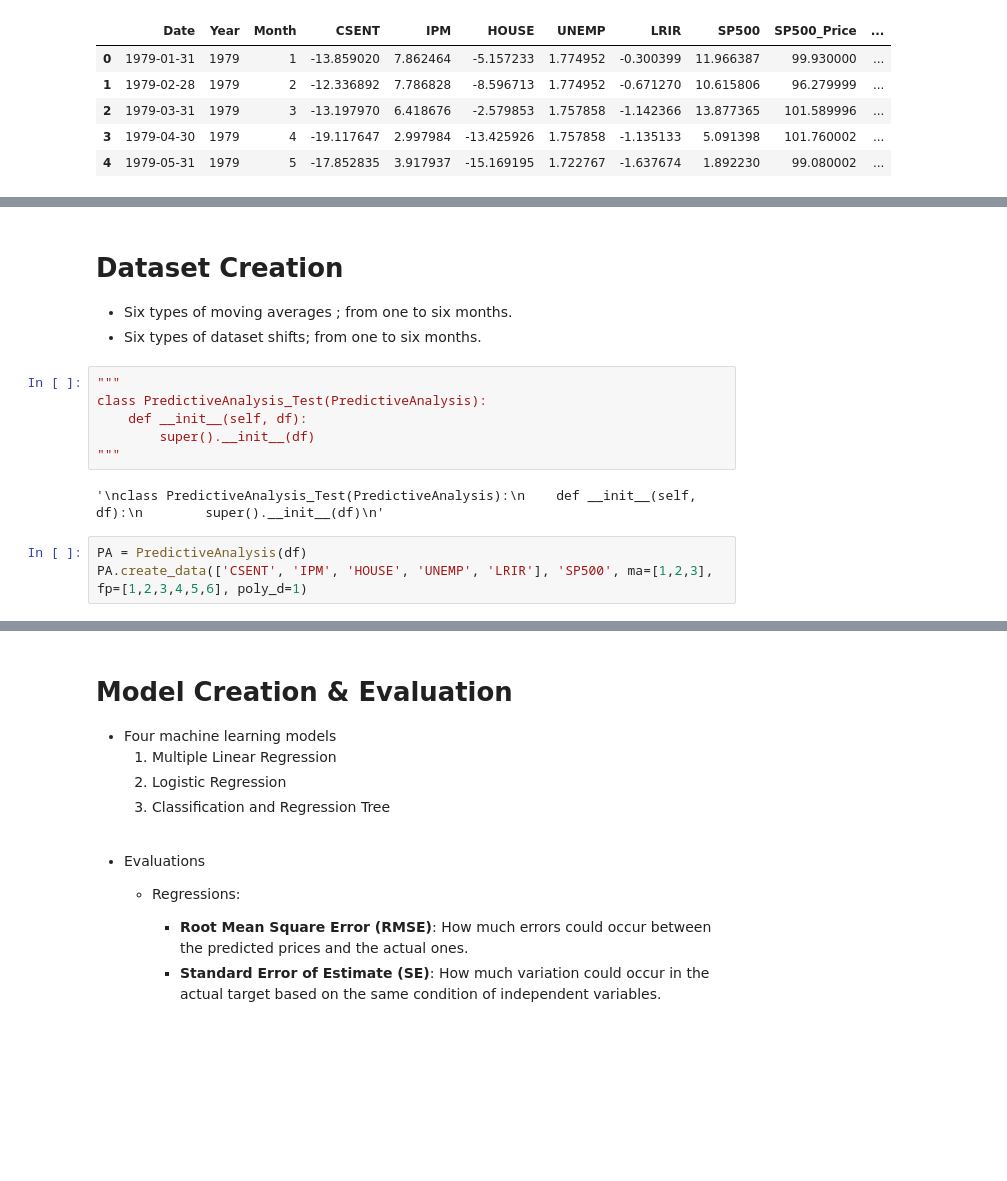
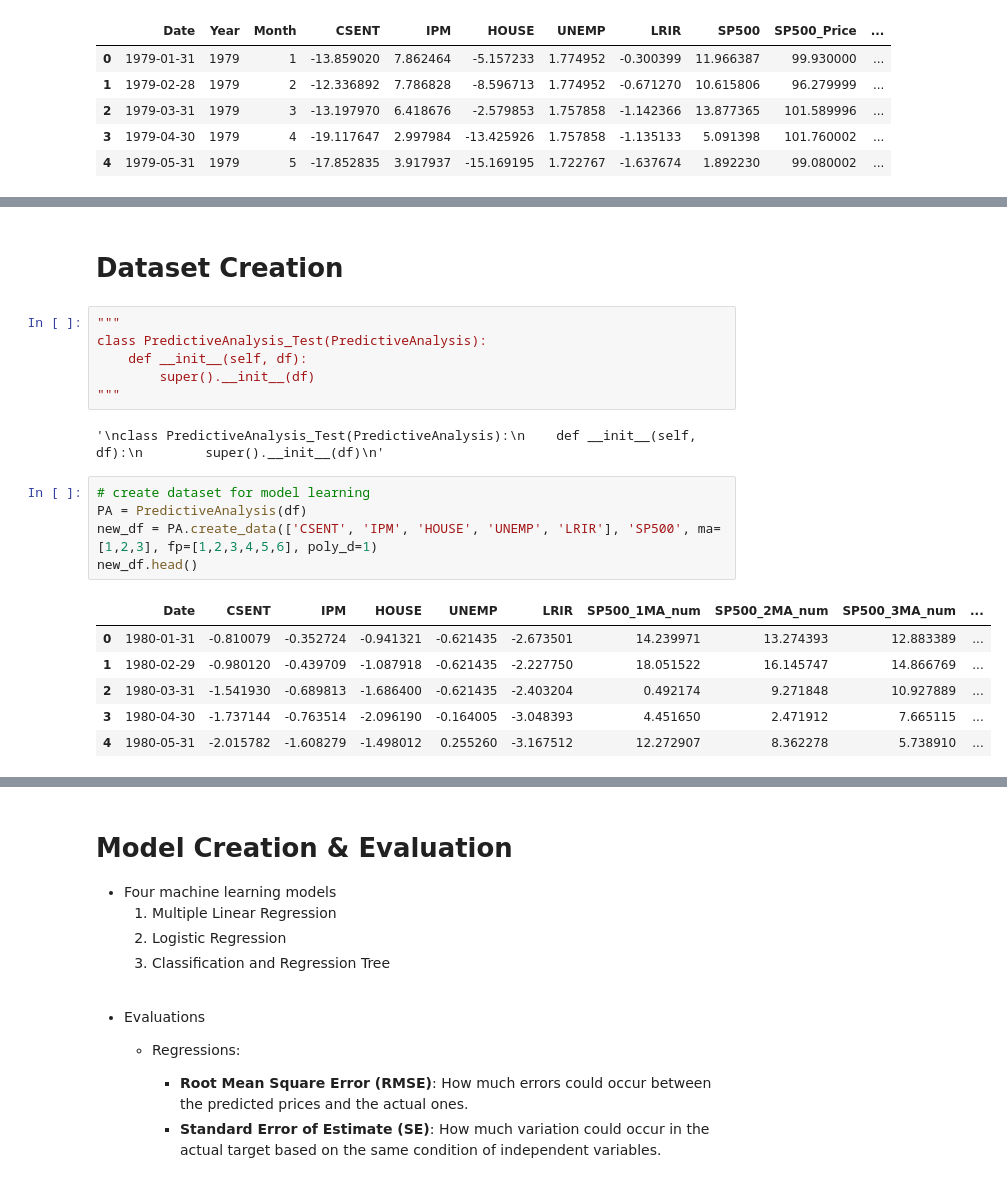
Before and after one commit to RanArino/Course_Projects, a Jupyter notebook: BDM500_PredictiveAnalysis/Projects/ML_Codes.ipynb, the cells around one changed output, grey strips where cells are left out. Cells and saved outputs as stored; diff of their text form; blank space fills up the shorter version.

```diff
--- a/BDM500_PredictiveAnalysis/Projects/ML_Codes.ipynb
+++ b/BDM500_PredictiveAnalysis/Projects/ML_Codes.ipynb
@@ -505,7 +18,5 @@ KeyboardInterrupt:
-# %% [markdown]
-# Dataset Creation
-- Six types of moving averages ; from one to six months.
-- Six types of dataset shifts; from one to six months.
+# %% [markdown]
+# Dataset Creation
 # %%
 """
 class PredictiveAnalysis_Test(PredictiveAnalysis):
@@ -515,5 +26,14 @@ class PredictiveAnalysis_Test(PredictiveAnalysis):
 # %% [output]
 '\nclass PredictiveAnalysis_Test(PredictiveAnalysis):\n    def __init__(self, df):\n        super().__init__(df)\n'
 # %%
+# create dataset for model learning
 PA = PredictiveAnalysis(df)
-PA.create_data(['CSENT', 'IPM', 'HOUSE', 'UNEMP', 'LRIR'], 'SP500', ma=[1,2,3], fp=[1,2,3,4,5,6], poly_d=1)
+new_df = PA.create_data(['CSENT', 'IPM', 'HOUSE', 'UNEMP', 'LRIR'], 'SP500', ma=[1,2,3], fp=[1,2,3,4,5,6], poly_d=1)
+new_df.head()
+# %% [output]
+|  | Date | CSENT | IPM | HOUSE | UNEMP | LRIR | SP500_1MA_num | SP500_2MA_num | SP500_3MA_num | ... |
+| 0 | 1980-01-31 | -0.810079 | -0.352724 | -0.941321 | -0.621435 | -2.673501 | 14.239971 | 13.274393 | 12.883389 | ... |
+| 1 | 1980-02-29 | -0.980120 | -0.439709 | -1.087918 | -0.621435 | -2.227750 | 18.051522 | 16.145747 | 14.866769 | ... |
+| 2 | 1980-03-31 | -1.541930 | -0.689813 | -1.686400 | -0.621435 | -2.403204 | 0.492174 | 9.271848 | 10.927889 | ... |
+| 3 | 1980-04-30 | -1.737144 | -0.763514 | -2.096190 | -0.164005 | -3.048393 | 4.451650 | 2.471912 | 7.665115 | ... |
+| 4 | 1980-05-31 | -2.015782 | -1.608279 | -1.498012 | 0.255260 | -3.167512 | 12.272907 | 8.362278 | 5.738910 | ... |
```
Also changed, not shown: parts of 18 cells of this notebook, 1 other file.
